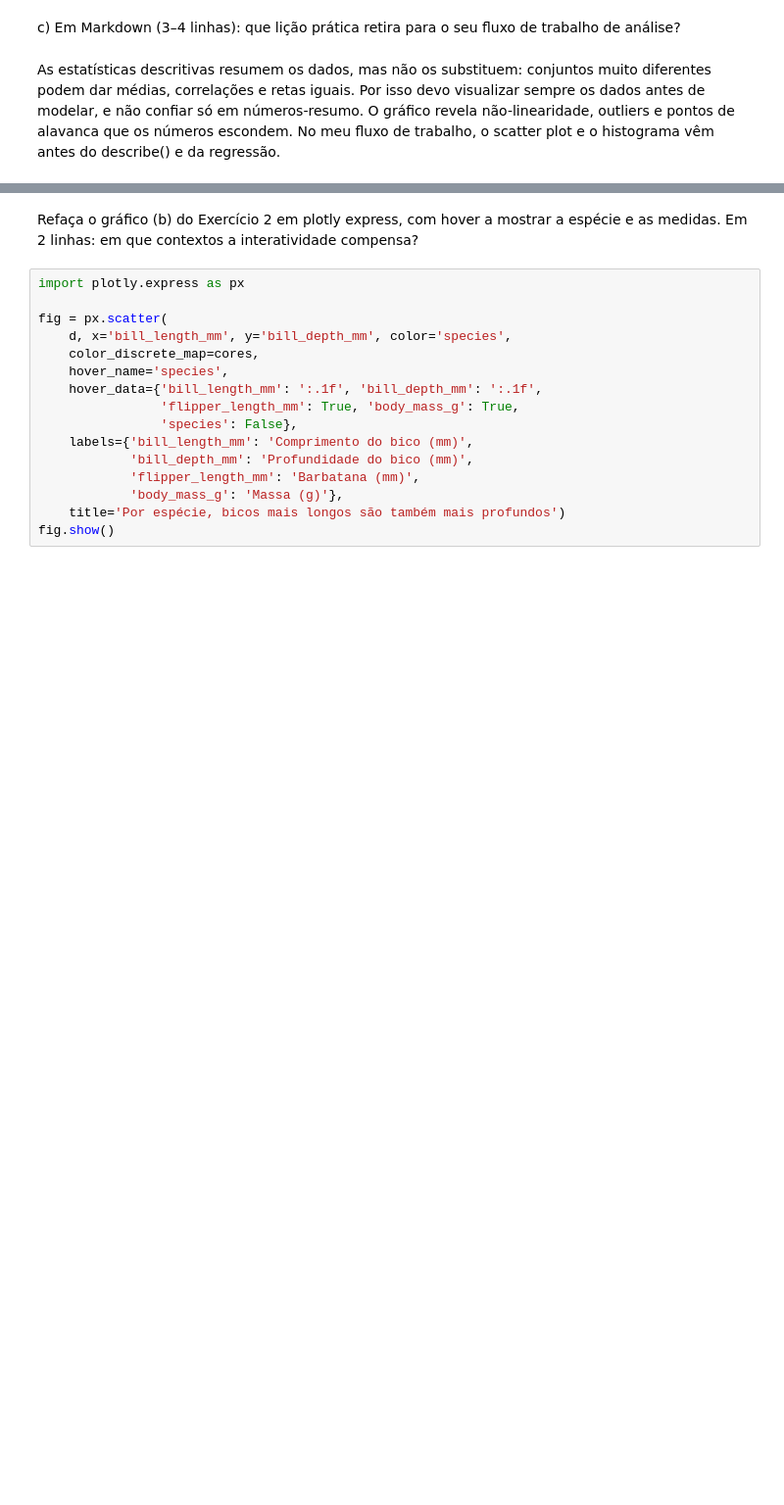
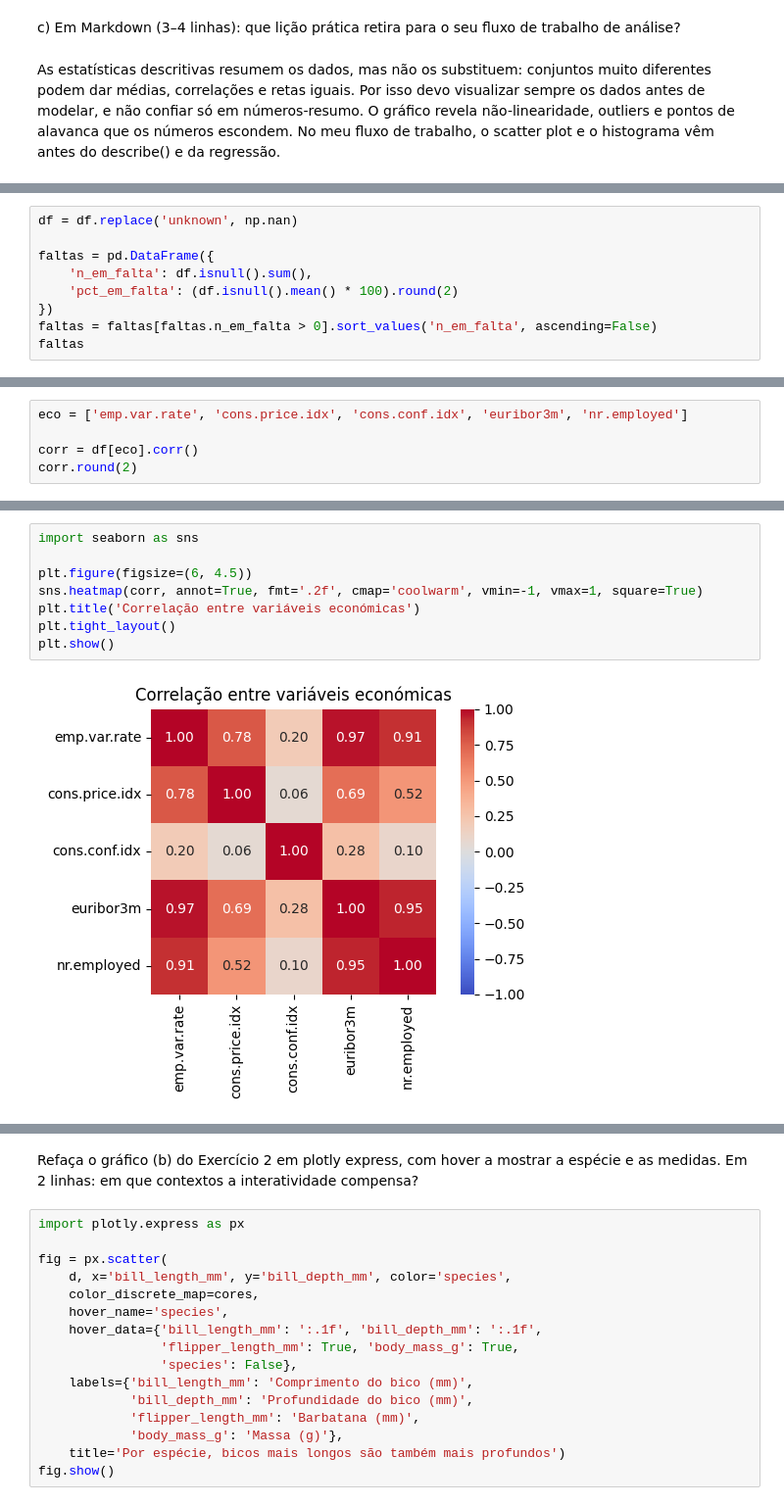
Before and after one commit to adriana1005/analise-mini-proj, a Jupyter notebook: Cópia_de_FP5_53663_LeonorRebola.ipynb, the cells around one changed output, grey strips where cells are left out. Shown at 98% size. Cells and saved outputs as stored; diff of their text form; blank space fills up the shorter version.

```diff
--- a/Cópia_de_FP5_53663_LeonorRebola.ipynb
+++ b/Cópia_de_FP5_53663_LeonorRebola.ipynb
@@ -232,0 +118,9 @@ Em 2025, a empresa A vendeu 102 unidades contra 96 da empresa B, uma diferença
+# %%
+df = df.replace('unknown', np.nan)
+
+faltas = pd.DataFrame({
+    'n_em_falta': df.isnull().sum(),
+    'pct_em_falta': (df.isnull().mean() * 100).round(2)
+})
+faltas = faltas[faltas.n_em_falta > 0].sort_values('n_em_falta', ascending=False)
+faltas
@@ -232,0 +290,5 @@ Em 2025, a empresa A vendeu 102 unidades contra 96 da empresa B, uma diferença
+# %%
+eco = ['emp.var.rate', 'cons.price.idx', 'cons.conf.idx', 'euribor3m', 'nr.employed']
+
+corr = df[eco].corr()
+corr.round(2)
@@ -232,0 +302,10 @@ Em 2025, a empresa A vendeu 102 unidades contra 96 da empresa B, uma diferença
+# %%
+import seaborn as sns
+
+plt.figure(figsize=(6, 4.5))
+sns.heatmap(corr, annot=True, fmt='.2f', cmap='coolwarm', vmin=-1, vmax=1, square=True)
+plt.title('Correlação entre variáveis económicas')
+plt.tight_layout()
+plt.show()
+# %% [output]
+[figure, added]
```
Also changed, not shown: parts of 66 cells of this notebook.
